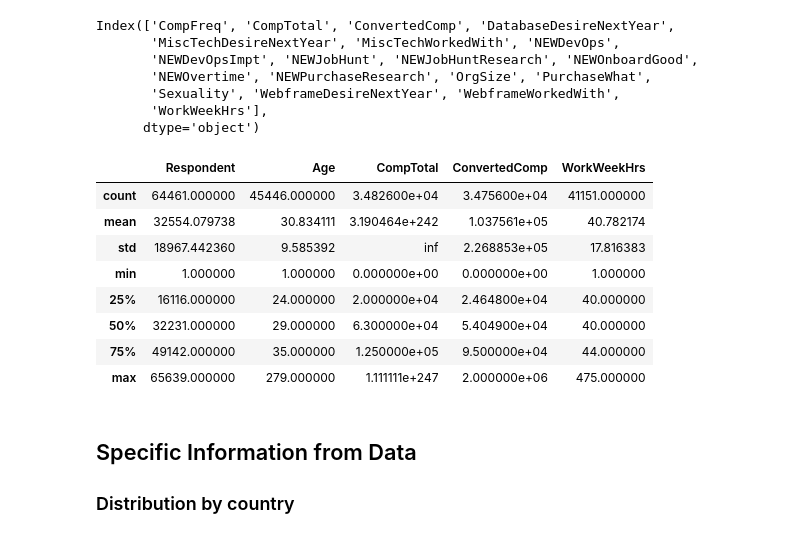
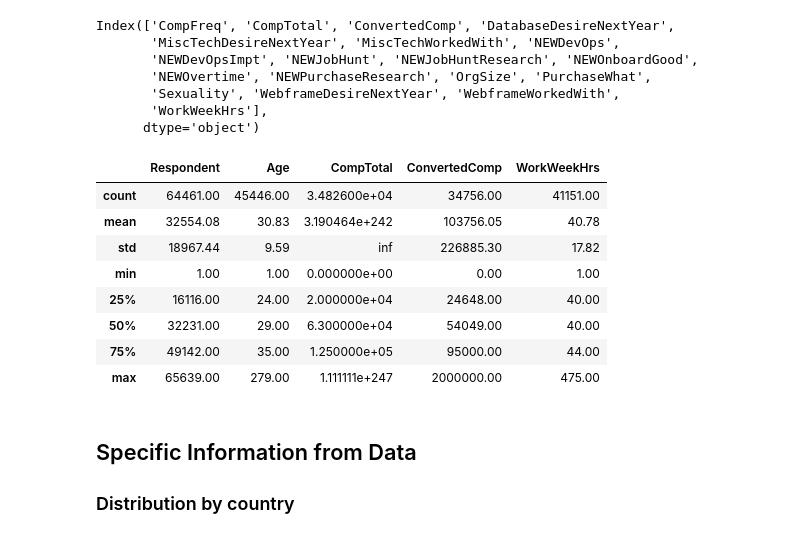
Before and after one commit to SolanaO/Developers_Survey_Analysis, a Jupyter notebook: stackBlogDataAnalysis.ipynb, the cells around one changed output. Drawn from its saved outputs; the diff is of its cells as text; code cells hidden in the pictures.

```diff
--- a/stackBlogDataAnalysis.ipynb
+++ b/stackBlogDataAnalysis.ipynb
@@ -143,17 +149,17 @@ Index(['CompFreq', 'CompTotal', 'ConvertedComp', 'DatabaseDesireNextYear',
       dtype='object')
 # %%
 # look at the numerical data
-df.describe()
+df.describe().round(2)
 # %% [output]
 |  | Respondent | Age | CompTotal | ConvertedComp | WorkWeekHrs |
-| count | 64461.000000 | 45446.000000 | 3.482600e+04 | 3.475600e+04 | 41151.000000 |
-| mean | 32554.079738 | 30.834111 | 3.190464e+242 | 1.037561e+05 | 40.782174 |
-| std | 18967.442360 | 9.585392 | inf | 2.268853e+05 | 17.816383 |
-| min | 1.000000 | 1.000000 | 0.000000e+00 | 0.000000e+00 | 1.000000 |
-| 25% | 16116.000000 | 24.000000 | 2.000000e+04 | 2.464800e+04 | 40.000000 |
-| 50% | 32231.000000 | 29.000000 | 6.300000e+04 | 5.404900e+04 | 40.000000 |
-| 75% | 49142.000000 | 35.000000 | 1.250000e+05 | 9.500000e+04 | 44.000000 |
-| max | 65639.000000 | 279.000000 | 1.111111e+247 | 2.000000e+06 | 475.000000 |
+| count | 64461.00 | 45446.00 | 3.482600e+04 | 34756.00 | 41151.00 |
+| mean | 32554.08 | 30.83 | 3.190464e+242 | 103756.05 | 40.78 |
+| std | 18967.44 | 9.59 | inf | 226885.30 | 17.82 |
+| min | 1.00 | 1.00 | 0.000000e+00 | 0.00 | 1.00 |
+| 25% | 16116.00 | 24.00 | 2.000000e+04 | 24648.00 | 40.00 |
+| 50% | 32231.00 | 29.00 | 6.300000e+04 | 54049.00 | 40.00 |
+| 75% | 49142.00 | 35.00 | 1.250000e+05 | 95000.00 | 44.00 |
+| max | 65639.00 | 279.00 | 1.111111e+247 | 2000000.00 | 475.00 |
 # %% [markdown]
 ## Specific Information from Data
 
```
Also changed, not shown: parts of 47 cells of this notebook.
